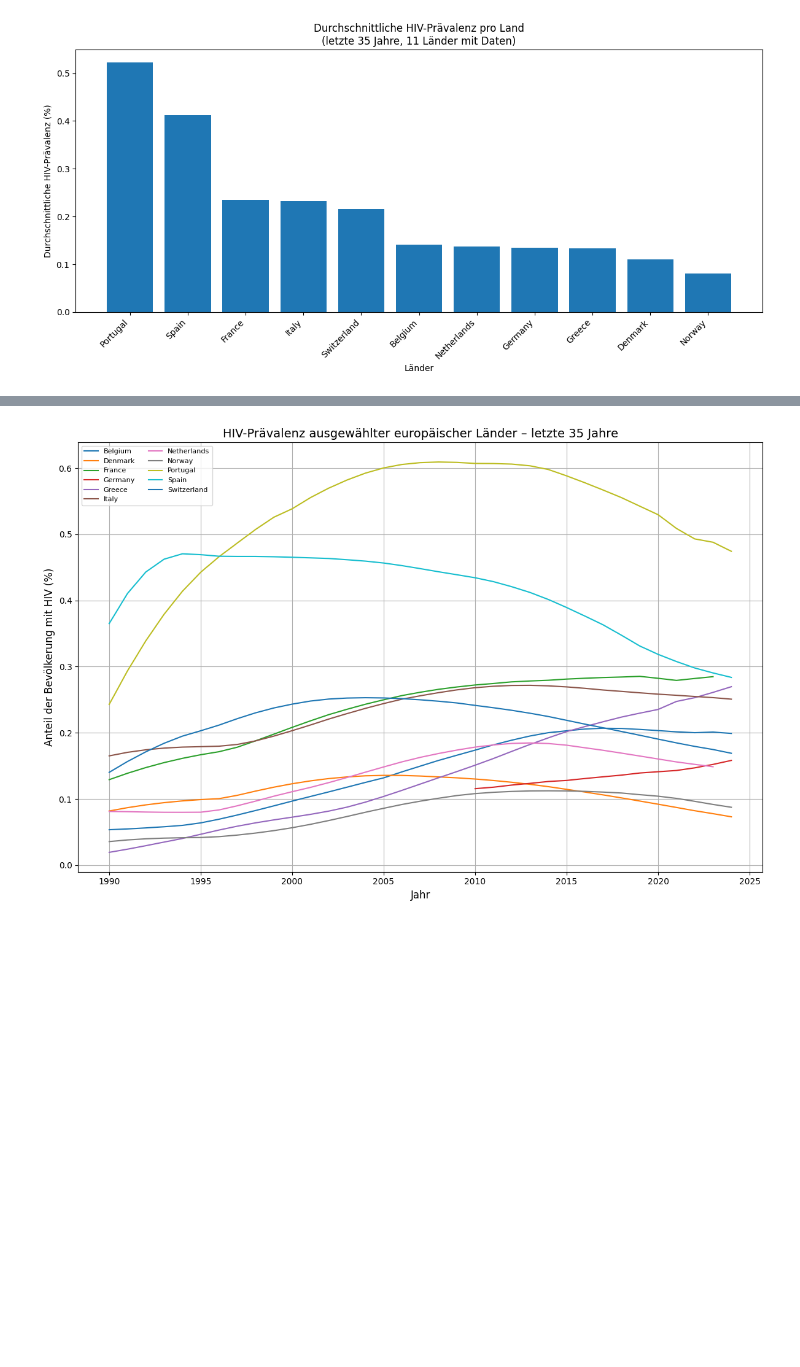
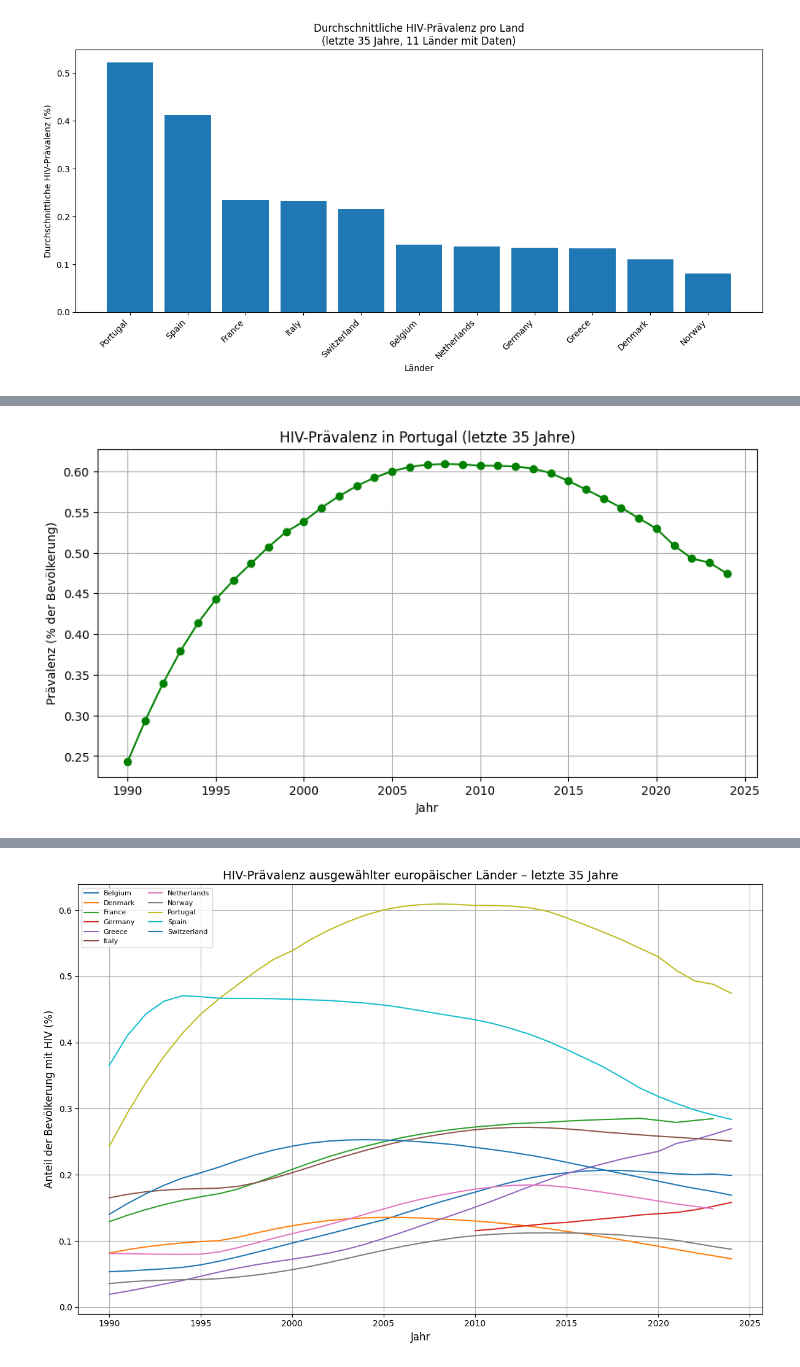
Before and after one commit to Elischwan/Leistungsnachweis-1, a Jupyter notebook: Leistungsnachweis.ipynb, the cells around one changed output, grey strips where cells are left out. Cells and saved outputs as stored; diff of their text form; code cells hidden in the pictures; blank space fills up the shorter version.

```diff
--- a/Grundgerüst_Leistungsnachweis.ipynb
+++ b/Leistungsnachweis.ipynb
@@ -247,0 +266,36 @@ plt.show()
+# %%
+import pandas as pd
+import matplotlib.pyplot as plt
+
+df = pd.read_csv("https://ourworldindata.org/grapher/share-of-the-population-infected-with-hiv.csv")
+
+europe = [
+    "Austria","Belgium","France","Germany","Liechtenstein","Luxembourg","Monaco",
+    "Netherlands","Switzerland","Albania","Andorra","Bosnia and Herzegovina",
+    "Croatia","Greece","Italy","Malta","Montenegro","North Macedonia","Portugal",
+    "San Marino","Serbia","Slovenia","Spain","Vatican","Denmark","Estonia","Finland",
+    "Iceland","Ireland","Latvia","Lithuania","Norway","Sweden","United Kingdom",
+    "Belarus","Bulgaria","Czechia","Hungary","Moldova","Poland","Romania",
+    "Russia","Slovakia","Ukraine"
+]
+df = df[df["Entity"].isin(europe)]
+
+max_year = df["Year"].max()
+df = df[df["Year"] >= max_year - 35]
+
+df_portugal = df[df["Entity"] == "Portugal"]
+
+hiv_cols = [col for col in df_portugal.columns if "hiv" in col.lower()]
+if len(hiv_cols) != 1:
+    raise ValueError(f"HIV-Spalte nicht eindeutig: {hiv_cols}")
+hiv_col = hiv_cols[0]
+
+plt.figure(figsize=(10,5))
+plt.plot(df_portugal["Year"], df_portugal[hiv_col], marker='o', color='green')
+plt.title("HIV-Prävalenz in Portugal (letzte 35 Jahre)")
+plt.xlabel("Jahr")
+plt.ylabel("Prävalenz (% der Bevölkerung)")
+plt.grid(True)
+plt.show()
+# %% [output]
+[figure, added]
```
Also changed, not shown: parts of 31 cells of this notebook.
